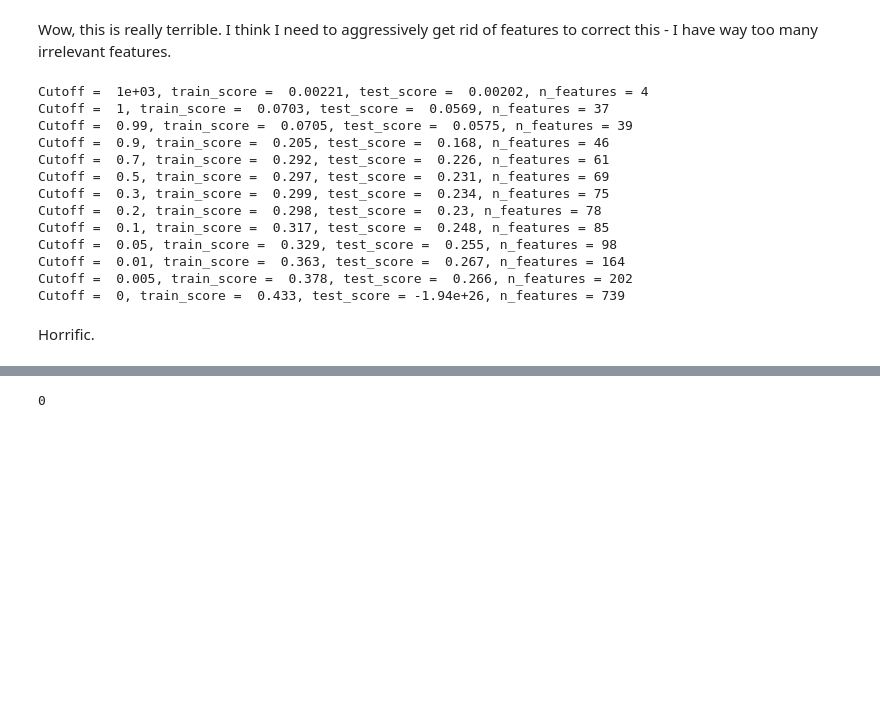
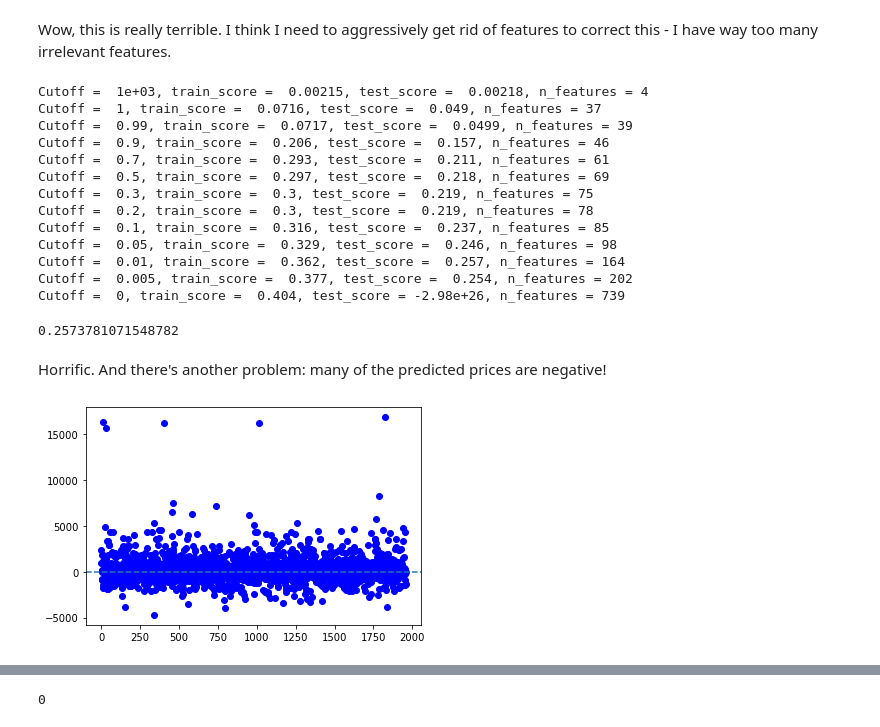
Before and after one commit to tdauer2718/airbnb-chicago, a Jupyter notebook: Chicago Airbnb analysis.ipynb, the cells around one changed output, grey strips where cells are left out. Cells and saved outputs as stored; diff of their text form; code cells hidden in the pictures; blank space fills up the shorter version.

```diff
--- a/Chicago Airbnb analysis.ipynb
+++ b/Chicago Airbnb analysis.ipynb
@@ -234,16 +248,17 @@ def test_cutoffs(X, y, cutoffs):
 # %%
-test_cutoffs(X, y, [1000, 1, .99, .9, .7, .5, .3, .2, .1, .05, .01, 0.005, 0])
+cutoffs = [1000, 1, .99, .9, .7, .5, .3, .2, .1, .05, .01, 0.005, 0]
+test_cutoffs(X, y, LinearRegression(), cutoffs);
 # %% [output]
-Cutoff =  1e+03, train_score =  0.00221, test_score =  0.00202, n_features = 4
-Cutoff =  1, train_score =  0.0703, test_score =  0.0569, n_features = 37
-Cutoff =  0.99, train_score =  0.0705, test_score =  0.0575, n_features = 39
-Cutoff =  0.9, train_score =  0.205, test_score =  0.168, n_features = 46
-Cutoff =  0.7, train_score =  0.292, test_score =  0.226, n_features = 61
-Cutoff =  0.5, train_score =  0.297, test_score =  0.231, n_features = 69
-Cutoff =  0.3, train_score =  0.299, test_score =  0.234, n_features = 75
-Cutoff =  0.2, train_score =  0.298, test_score =  0.23, n_features = 78
-Cutoff =  0.1, train_score =  0.317, test_score =  0.248, n_features = 85
-Cutoff =  0.05, train_score =  0.329, test_score =  0.255, n_features = 98
-Cutoff =  0.01, train_score =  0.363, test_score =  0.267, n_features = 164
-Cutoff =  0.005, train_score =  0.378, test_score =  0.266, n_features = 202
-Cutoff =  0, train_score =  0.433, test_score = -1.94e+26, n_features = 739
+Cutoff =  1e+03, train_score =  0.00215, test_score =  0.00218, n_features = 4
+Cutoff =  1, train_score =  0.0716, test_score =  0.049, n_features = 37
+Cutoff =  0.99, train_score =  0.0717, test_score =  0.0499, n_features = 39
+Cutoff =  0.9, train_score =  0.206, test_score =  0.157, n_features = 46
+Cutoff =  0.7, train_score =  0.293, test_score =  0.211, n_features = 61
+Cutoff =  0.5, train_score =  0.297, test_score =  0.218, n_features = 69
+Cutoff =  0.3, train_score =  0.3, test_score =  0.219, n_features = 75
+Cutoff =  0.2, train_score =  0.3, test_score =  0.219, n_features = 78
+Cutoff =  0.1, train_score =  0.316, test_score =  0.237, n_features = 85
+Cutoff =  0.05, train_score =  0.329, test_score =  0.246, n_features = 98
+Cutoff =  0.01, train_score =  0.362, test_score =  0.257, n_features = 164
+Cutoff =  0.005, train_score =  0.377, test_score =  0.254, n_features = 202
+Cutoff =  0, train_score =  0.404, test_score = -2.98e+26, n_features = 739
@@ -260,2 +265,15 @@ y_pred = pipe.predict(X_test)
+# %%
+pipe, X_train, X_test, y_train, y_test = fit_model(X, y, LinearRegression(), 0.01)
+score = pipe.score(X_test, y_test)
+y_pred_L = pipe.predict(X_test)
+print(score)
+# %% [output]
+0.2573781071548782
 # %% [markdown]
-Horrific.
+Horrific. And there's another problem: many of the predicted prices are negative!
+# %%
+plt.plot(y_pred_L, 'bo')
+plt.axhline(y=0, linestyle='--')
+plt.show()
+# %% [output]
+[figure, added]
```
Also changed, not shown: parts of 104 cells of this notebook.
